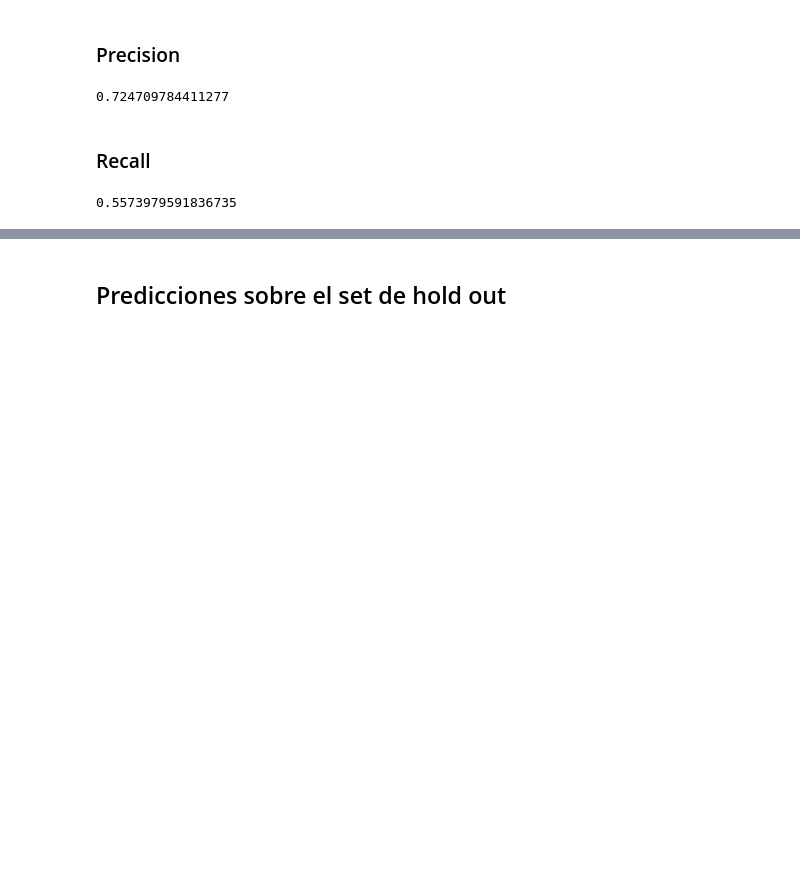
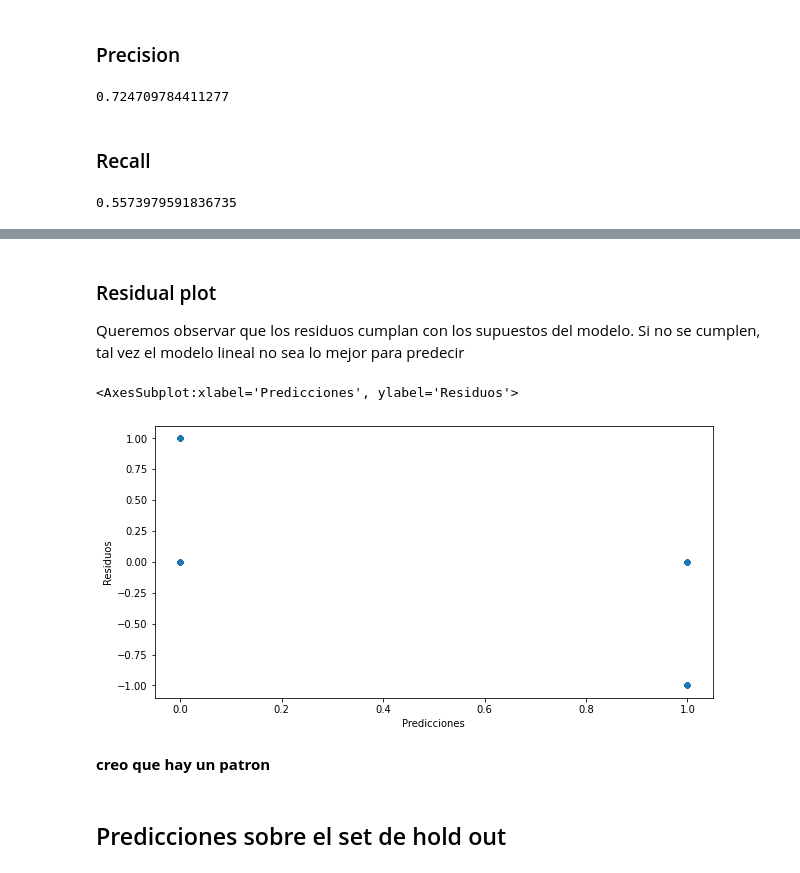
Before and after one commit to solfonte/TP1-OrganizacionDeDatos, a Jupyter notebook: parte_2/regresionLogistica.ipynb, the cells around one changed output, grey strips where cells are left out. Cells and saved outputs as stored; diff of their text form; code cells hidden in the pictures; blank space fills up the shorter version.

```diff
--- a/parte_2/regresionLogistica.ipynb
+++ b/parte_2/regresionLogistica.ipynb
@@ -131,3 +131,17 @@ LogisticRegression(C=0.1)
+# %% [markdown]
+### Residual plot
+Queremos observar que los residuos cumplan con los supuestos del modelo. Si no se cumplen, tal vez el modelo lineal no sea lo mejor para predecir
+# %%
+plt.rcParams['figure.figsize'] = (10, 5)
+
+preds = pd.DataFrame({"Predicciones": y_pred, "true": y_test})
+preds["Residuos"] = preds["true"] - preds["Predicciones"]
+preds.plot(x="Predicciones", y="Residuos", kind="scatter")
+# %% [output]
+<AxesSubplot:xlabel='Predicciones', ylabel='Residuos'>
+[figure, added]
+# %% [markdown]
+**creo que hay un patron**
 # %% [markdown]
 ## Predicciones sobre el set de hold out
 # %%
```
Also changed, not shown: parts of 1 cell of this notebook.
